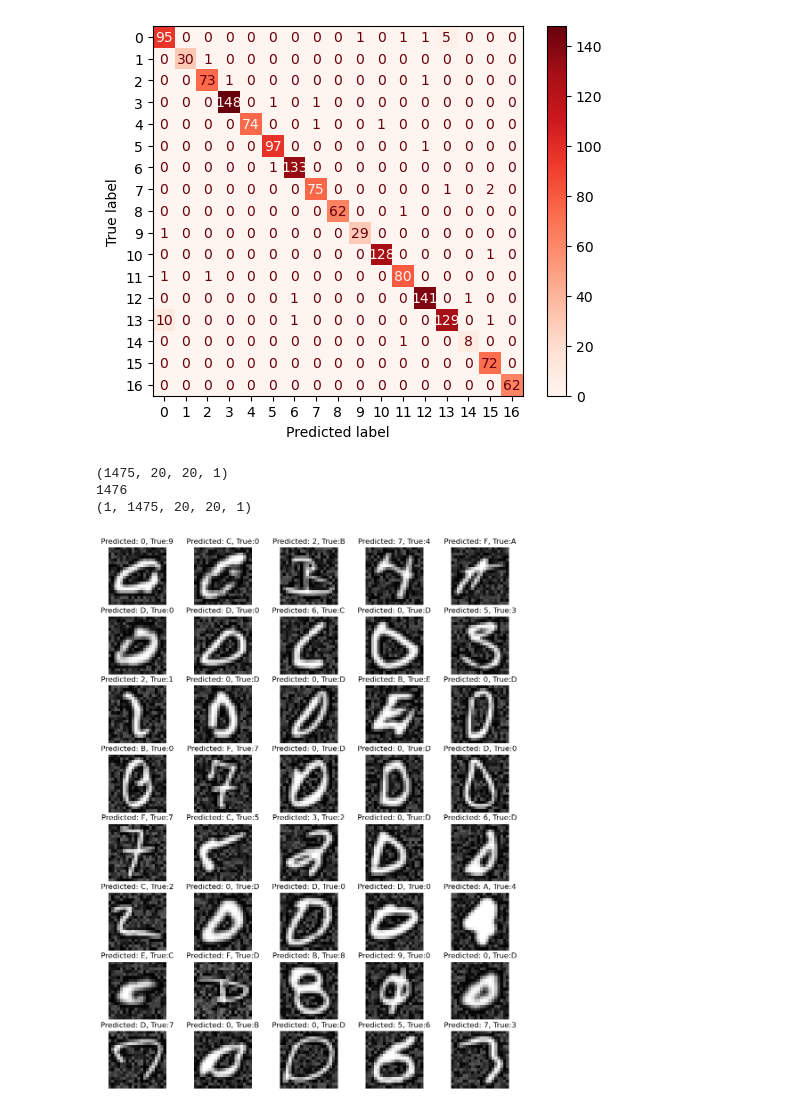
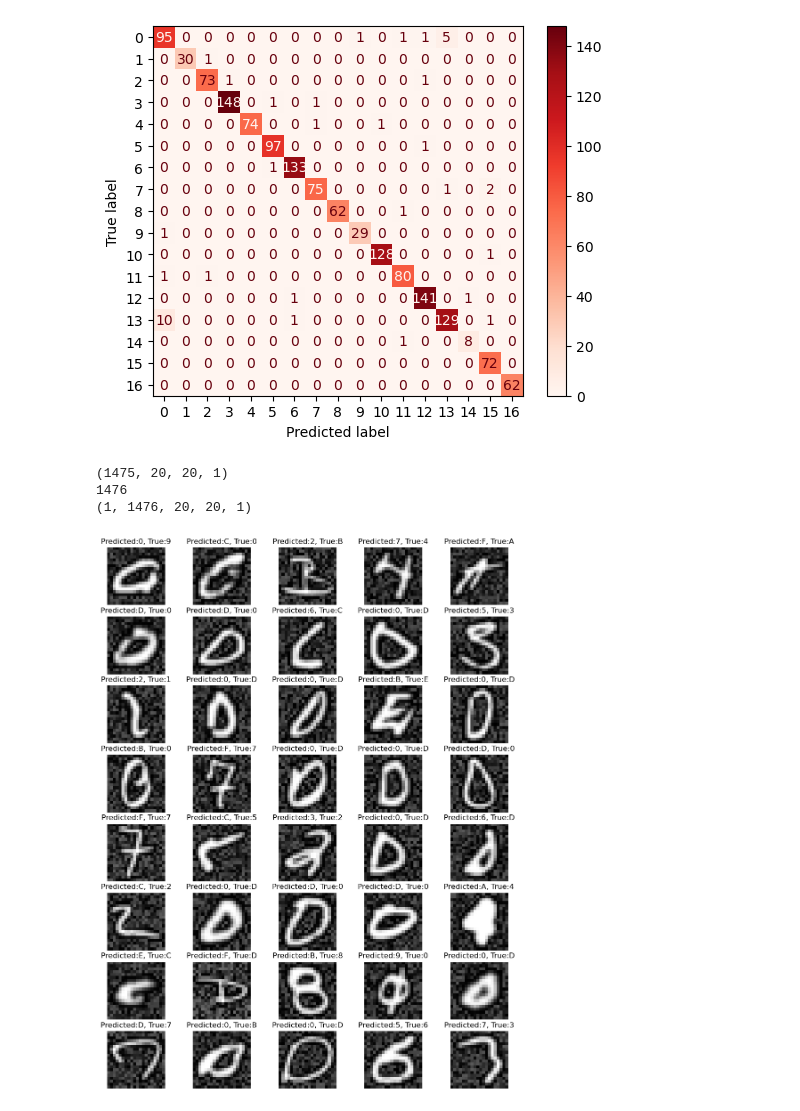
Before and after one commit to vhrollo/inf264_project2, a Jupyter notebook: src/sodanet.ipynb, the cells around one changed output. Drawn from its saved outputs; the diff is of its cells as text; code cells hidden in the pictures.

```diff
--- a/src/sodanet.ipynb
+++ b/src/sodanet.ipynb
@@ -252,10 +250,10 @@ WARNING:tensorflow:Value in checkpoint could not be found in the restored object
 # print(f"Loss on test data: {score[0]}, Accuracy: {score[1]}")
 # %%
 #test cell
-# best_cnn = keras.models.load_model('best_model.h5')
+best_model = keras.models.load_model('best_model.keras')
 #best_cnn.save('best_model.h5')
 
-score = best_cnn.evaluate(X_test,y_test)
+score = best_model.evaluate(X_test,y_test)
 
 print(f"Loss on test data: {score[0]}, Accuracy: {score[1]}")
 # %% [output]
@@ -263,7 +262,7 @@ print(f"Loss on test data: {score[0]}, Accuracy: {score[1]}")
 Loss on test data: 0.09112226963043213, Accuracy: 0.9728997349739075
 # %%
 #workaround to get preds in list form
-y_pred = best_cnn.predict(X_test)
+y_pred = best_model.predict(X_test)
 y_pred_list = np.argmax(y_pred,axis=1)
 y_test_list = np.argmax(y_test,axis=1)
 
@@ -300,37 +299,37 @@ names = {
 # print(wrongPred.shape)
 # cols = 7
 # rows = 10
 # count = 1
 # plt.imshow(X_val[0], cmap="gray")
 # plt.show()
 fig = plt.figure(figsize=(12, 48))
-wrongPred = X_val[y_pred != y_val]
+wrongPred = X_test[y_pred != y_val]
 print(X_val.shape)
 print(len(y_pred))
 print(wrongPred.shape)
 cols = 5
 rows = 24
 count = 1
 
 for idx in range(len(y_pred_list)):
     if(y_pred_list[idx] != y_test_list[idx]):
         fig.add_subplot(rows, cols, count)
         plt.axis('off')
         #pred_lab =
-        plt.title(f"Predicted: {get_label(y_pred_list[idx])}, True:{get_label(y_test_list[idx])}")
+        plt.title(f"Predicted:{get_label(y_pred_list[idx])}, True:{get_label(y_test_list[idx])}")
         plt.imshow(X_test[idx], cmap="gray")
         #print("Predicted",y_pred[idx], " vs true value:",y_val[idx])
         #print("idx = ", idx,". count = ", count)
         #fig.set_label(f'Predicted: {y_pred[idx]}, True:{y_val[idx]}')
         count+=1
 
 
 plt.show()
 # %% [output]
 (1475, 20, 20, 1)
 1476
-(1, 1475, 20, 20, 1)
+(1, 1476, 20, 20, 1)
-[figure, old version]
+[figure, new version]
 # %%
 # #same but with alexnet ;-)
 # tuner_alex = kt.Hyperband(
```
Also changed, not shown: parts of 6 cells of this notebook.
